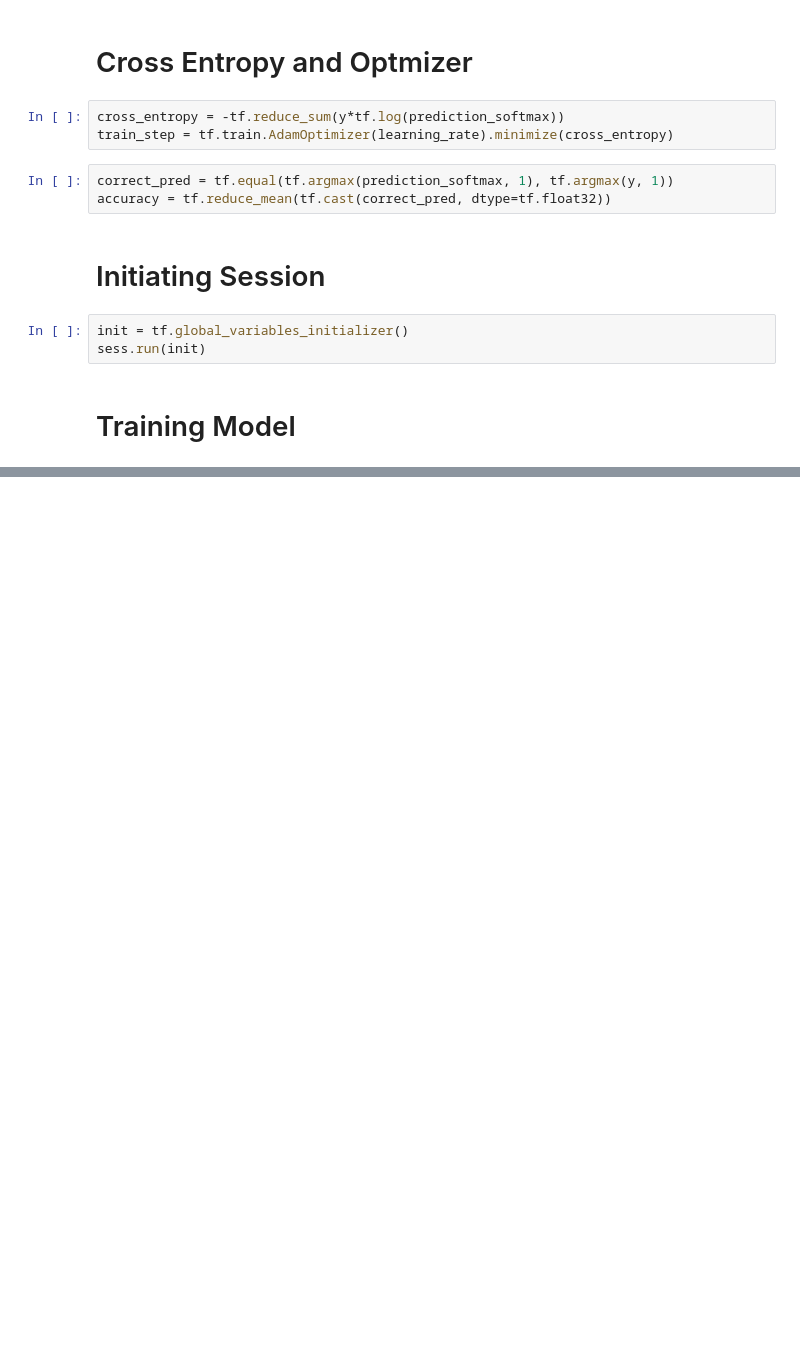
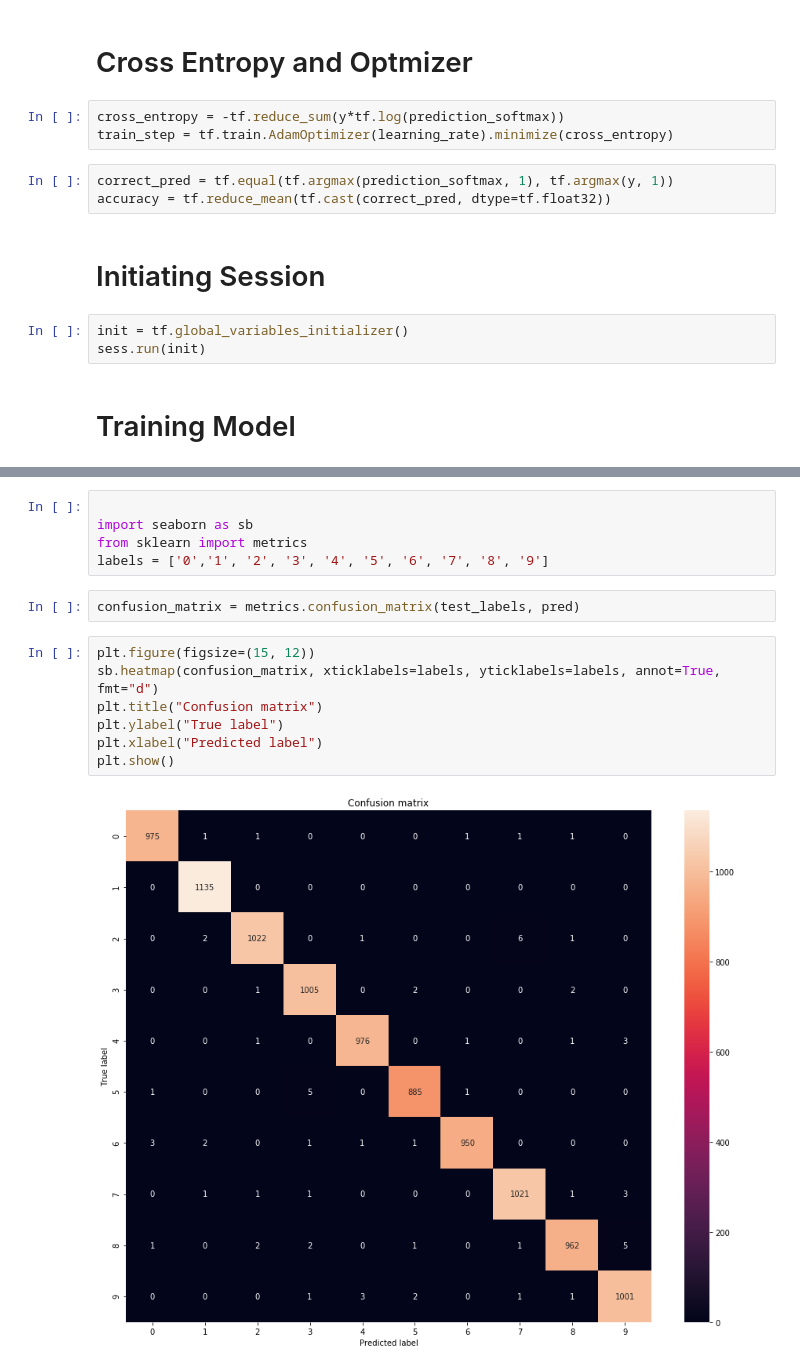
Before and after one commit to aparecidovieira/CNN_DIGIT_CLASS, a Jupyter notebook: digit_classification.ipynb, the cells around one changed output, grey strips where cells are left out. Saved outputs shown, nothing was run; the diff lists cells and outputs as text; blank space fills up the shorter version.

```diff
--- a/digit_classification.ipynb
+++ b/digit_classification.ipynb
@@ -155,0 +203,16 @@ Test Accuracy 0.990000
+# %%
+
+import seaborn as sb
+from sklearn import metrics
+labels = ['0','1', '2', '3', '4', '5', '6', '7', '8', '9']
+# %%
+confusion_matrix = metrics.confusion_matrix(test_labels, pred)
+# %%
+plt.figure(figsize=(15, 12))
+sb.heatmap(confusion_matrix, xticklabels=labels, yticklabels=labels, annot=True, fmt="d")
+plt.title("Confusion matrix")
+plt.ylabel("True label")
+plt.xlabel("Predicted label")
+plt.show()
+# %% [output]
+[figure, added]
```
Also changed, not shown: parts of 12 cells of this notebook.
